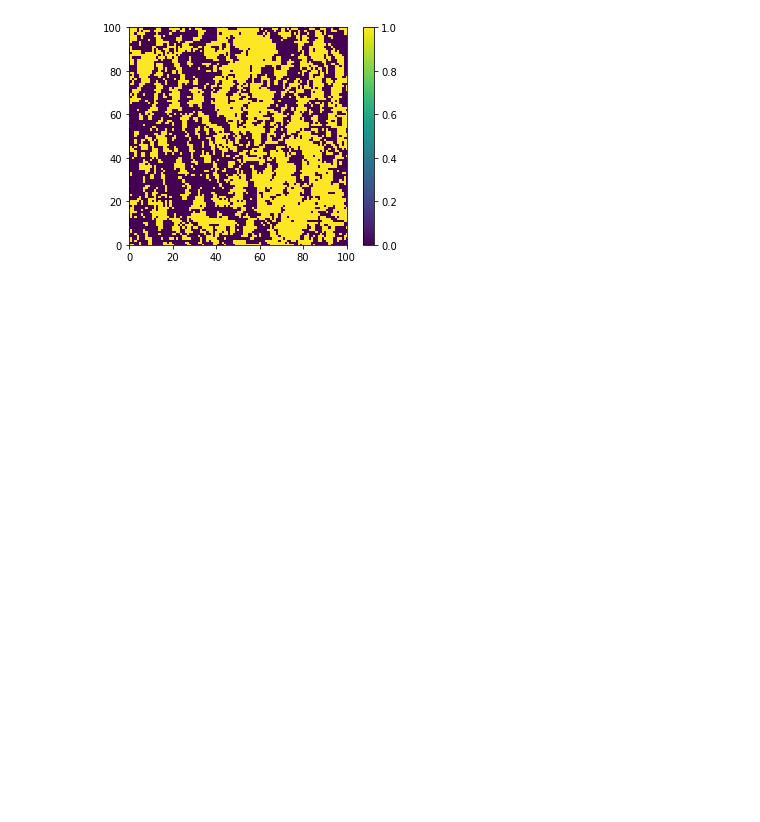
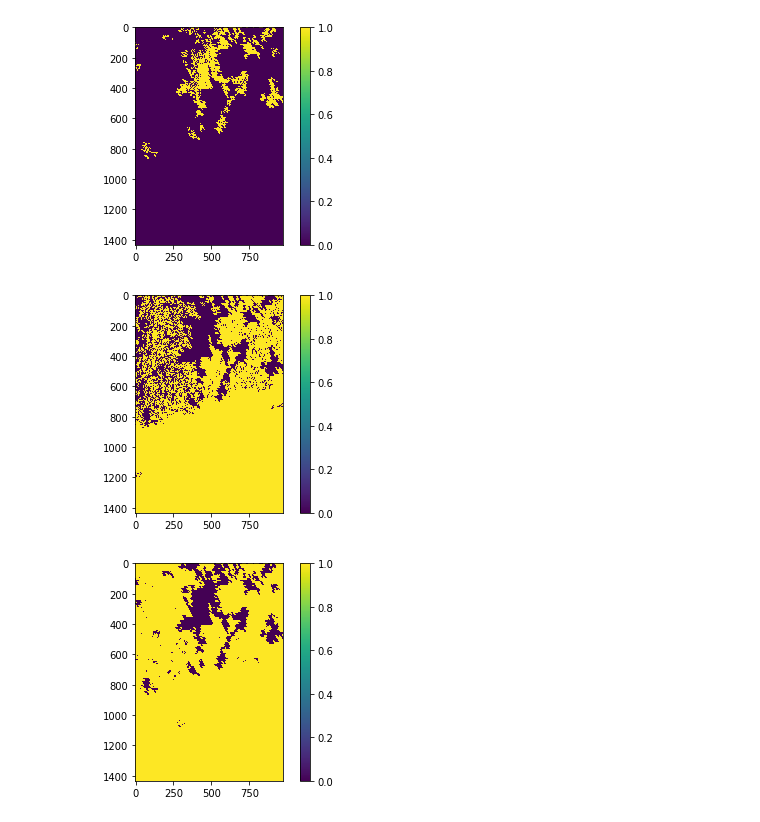
Before and after one commit to NREL/reV, a Jupyter notebook: bin/exclusions_dev.ipynb, the cells around one changed output. Drawn from its saved outputs; the diff is of its cells as text; code cells hidden in the pictures; blank space fills up the shorter version.

```diff
--- a/bin/exclusions_dev.ipynb
+++ b/bin/exclusions_dev.ipynb
@@ -35,8 +28,34 @@ plt.show()
-# %%
-plt.imshow(mask_1)
-plt.xlim(0, 100)
-plt.ylim(0, 100)
-plt.colorbar()
-plt.show()
-# %% [output]
-[figure, removed]
+# %%
+test_dir =
+# Urban PV
+layers = {'ri_smod': {'exclude_values': [1,]},
+          'ri_srtm_slope': {'inclusion_range':(0, 5)}}
+
+urban_pv = InclusionMask.run_from_dict(excl_h5, layers, min_area=0.018)
+plt.imshow(urban_pv.astype(int))
+plt.colorbar()
+plt.show()
+
+
+# Rural PV
+layers = {'ri_smod': {'include_values': [1,]},
+          'ri_srtm_slope': {'inclusion_range':(0, 5)}}
+
+rural_pv = InclusionMask.run_from_dict(excl_h5, layers, min_area=1)
+plt.imshow(rural_pv.astype(int))
+plt.colorbar()
+plt.show()
+
+# Wind
+layers = {'ri_smod': {'include_values': [1,]},
+          'ri_padus': {'exclude_values': [1,]},
+          'ri_srtm_slope': {'inclusion_range':(0, 20)}}
+
+wind = InclusionMask.run_from_dict(excl_h5, layers, min_area=None)
+plt.imshow(wind.astype(int))
+plt.colorbar()
+plt.show()
+# %% [output]
+[figure, added]
+[figure, added]
+[figure, added]
```
Also changed, not shown: parts of 3 cells of this notebook, 1 other file.
